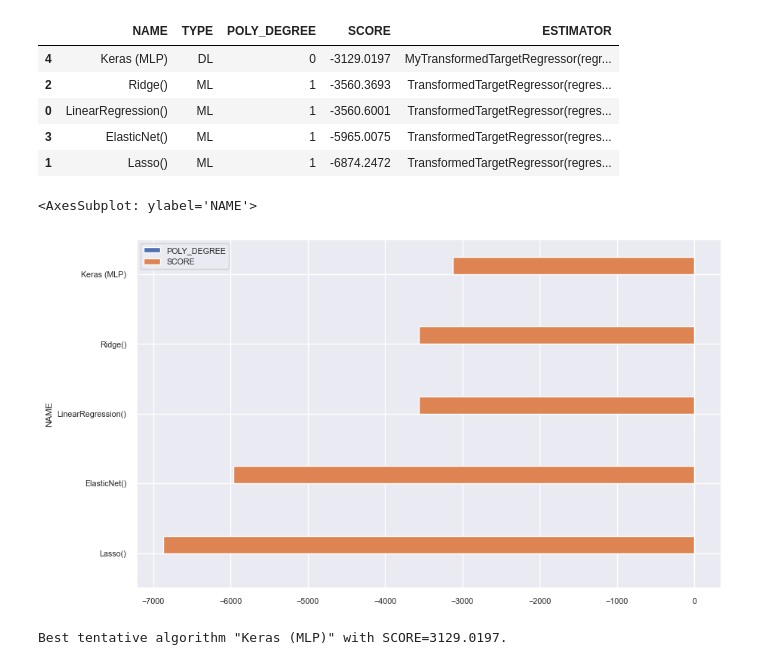
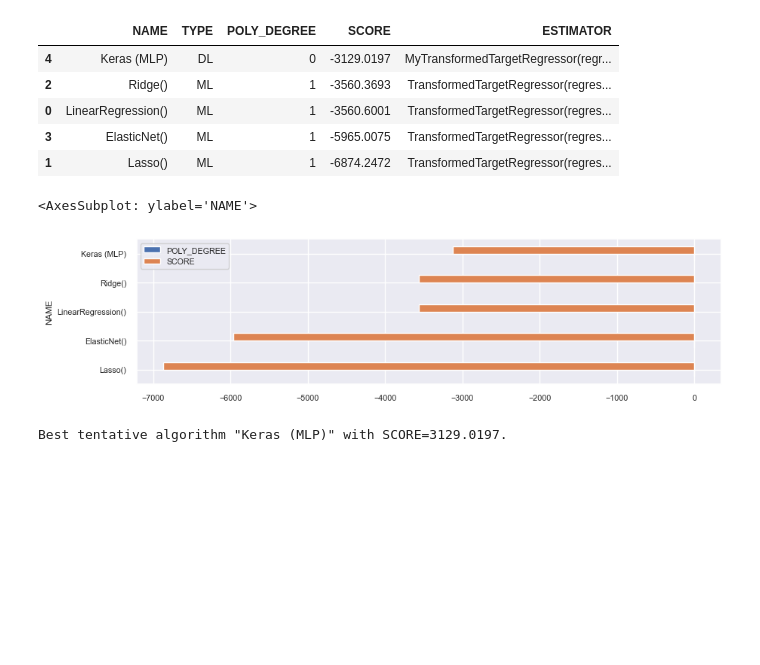
Before and after one commit to kike1985/Machine-Learning, a Jupyter notebook: 0103_Regression_Vehicles_Price.ipynb, the cells around one changed output. Drawn from its saved outputs; the diff is of its cells as text; code cells hidden in the pictures; blank space fills up the shorter version.

```diff
--- a/0103_Regression_Vehicles_Price.ipynb
+++ b/0103_Regression_Vehicles_Price.ipynb
@@ -2147,11 +2147,11 @@ results_sort
 | 3 | ElasticNet() | ML | 1 | -5965.0075 | TransformedTargetRegressor(regres... |
 | 1 | Lasso() | ML | 1 | -6874.2472 | TransformedTargetRegressor(regres... |
 # %%
-plt.rc('figure', figsize=(10, 6))
+plt.rc('figure', figsize=(10, results_sort.shape[0]*.5))
 results_sort[::-1].set_index('NAME').plot.barh(rot=0)
 # %% [output]
 <AxesSubplot: ylabel='NAME'>
-[figure, old version]
+[figure, new version]
 # %%
 print(
     f'Best tentative algorithm "{results_sort.iloc[0].NAME}" with SCORE={-results_sort.iloc[0].SCORE}.')
```
